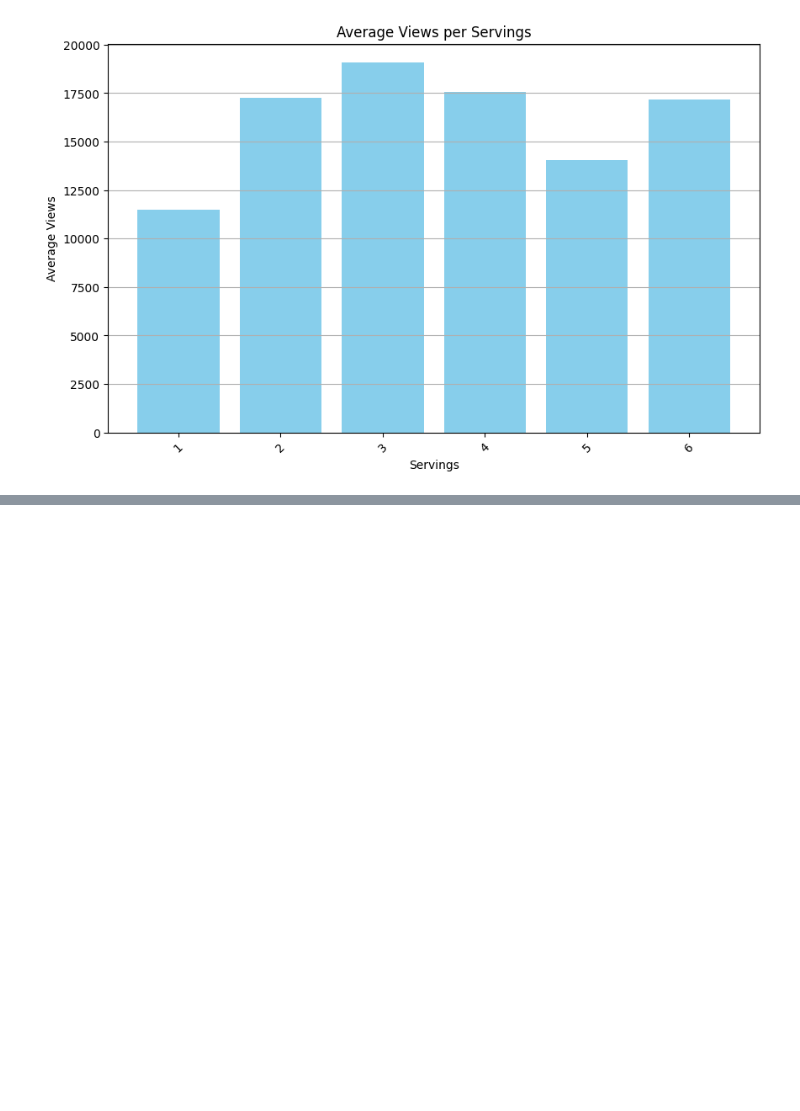
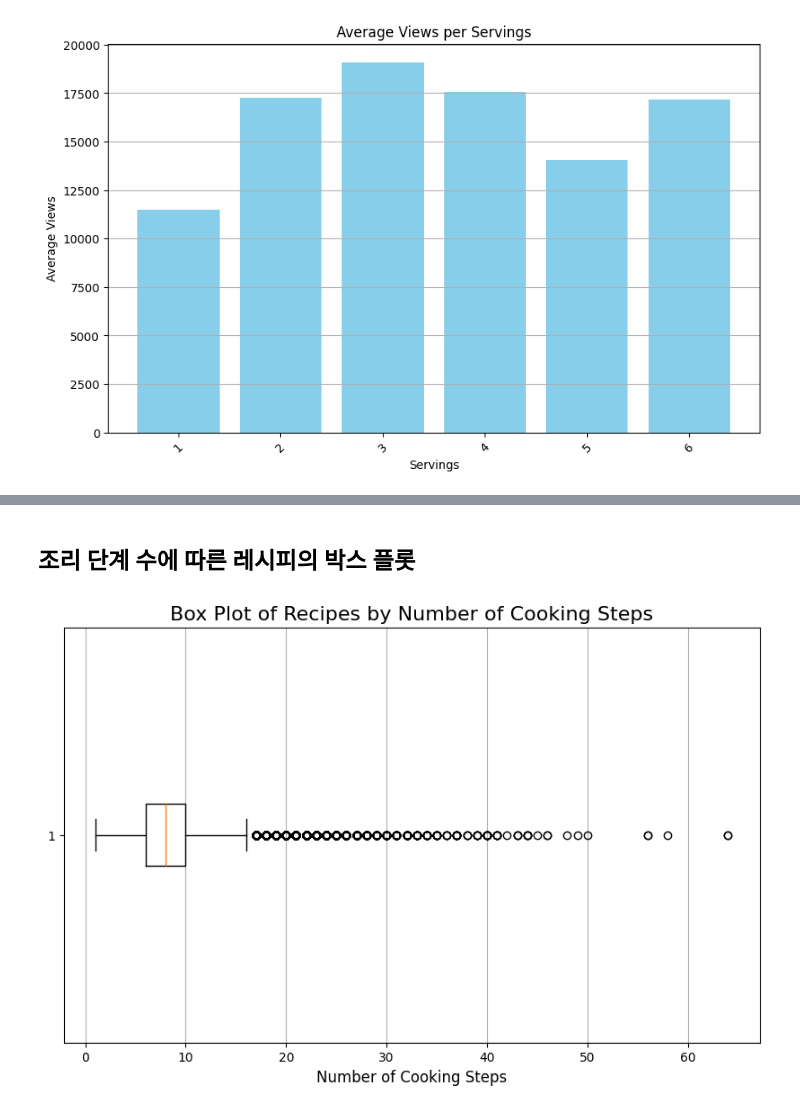
Before and after one commit to tasty-savings/ts-ai, a Jupyter notebook: data/analysis/10000_analysis.ipynb, the cells around one changed output, grey strips where cells are left out. Saved outputs shown, nothing was run; the diff lists cells and outputs as text; code cells hidden in the pictures; blank space fills up the shorter version.

```diff
--- a/data/analysis/10000_analysis.ipynb
+++ b/data/analysis/10000_analysis.ipynb
@@ -304,13 +152,0 @@ Name: count, dtype: int64
-# %%
-# 변경할 카테고리 매핑
-category_mapping = {
-    '밑반찬': '반찬',
-    '메인반찬': '반찬',
-    '국/탕': '국/찌개',
-    '찌개': '국/찌개',
-    '빵': '빵/과자',
-    '과자': '빵/과자'
-}
-
-# type 컬럼의 값을 매핑에 따라 변경
-df['type'] = df['type'].replace(category_mapping)
@@ -375,14 +152,0 @@ df[230:250]
-# %%
-# 불필요한 문자 및 기호 제거
-df['food_name'] = df['food_name'].replace(
-    {
-        r'【': '',
-        r'】': '',
-        r'"': '',
-        r'\n': ' '
-    },
-    regex=True
-)
-
-# 결과 확인
-df[230:250]
@@ -409,0 +153,22 @@ df.to_csv('../result/10000recipe1.csv', index=False)
+# %% [markdown]
+## 조리 단계 수에 따른 레시피의 박스 플롯
+# %%
+# 각 리스트의 길이를 계산
+df['cooking_order_length'] = df['cooking_order'].apply(len)
+
+# 빈도수 데이터 프레임 생성
+length_counts = df['cooking_order_length']
+
+# 박스 플롯 그리기
+plt.figure(figsize=(10, 6))
+plt.boxplot(length_counts, vert=False)
+plt.title('Box Plot of Recipes by Number of Cooking Steps', fontsize=16)
+plt.xlabel('Number of Cooking Steps', fontsize=12)
+plt.grid(axis='x')
+
+# 파일 저장
+plt.savefig('../img/10000_Box_Plot_of_Recipes_by_Number_of_Cooking_Steps.png')
+
+plt.show()
+# %% [output]
+[figure, added]
```
Also changed, not shown: parts of 28 cells of this notebook, 8 other files.
